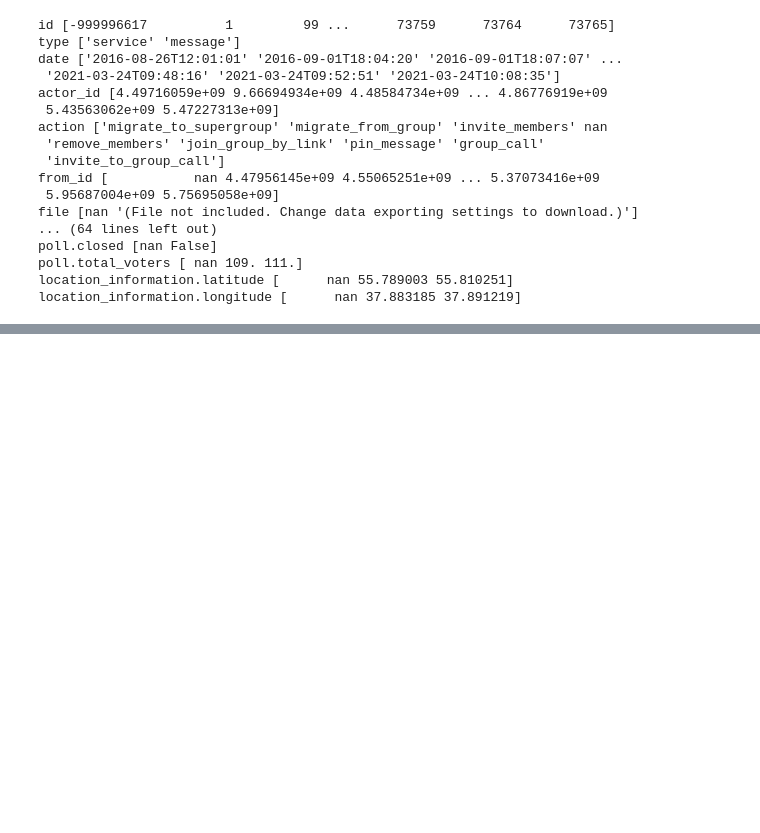
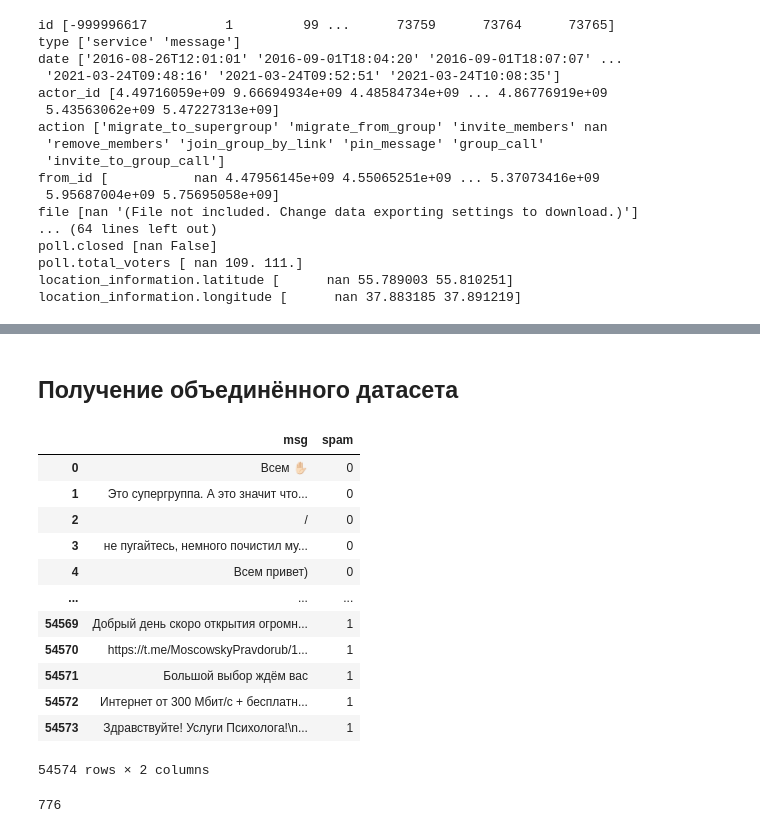
Before and after one commit to AndreiBazhenau/gb, a Jupyter notebook: ml_in_business/final_project.ipynb, the cells around one changed output, grey strips where cells are left out. Drawn from its saved outputs; the diff is of its cells as text; code cells hidden in the pictures; blank space fills up the shorter version.

```diff
--- a/ml_in_business/final_project.ipynb
+++ b/ml_in_business/final_project.ipynb
@@ -118,0 +262,3 @@ location_information.longitude [      nan 37.883185 37.891219]
+# %%
+spam_raw3 = spam_raw2['text']
+spam_raw3.tail(15)
@@ -118,0 +321,4 @@ location_information.longitude [      nan 37.883185 37.891219]
+# %%
+# извлечение из json текста, удаление строк (сообщений) без текста,
+# обновление индекса после удаление строк (индекс теперь по порядку)
+spam = spam_raw3.apply(clean_msg).dropna().reset_index(drop=True)
@@ -118,0 +340,28 @@ location_information.longitude [      nan 37.883185 37.891219]
+# %% [markdown]
+## Получение объединённого датасета
+# %%
+# Series -> DataFrame
+ham_df = ham.to_frame('msg')
+# создание нового столбца с категорией спам / не спам
+ham_df['spam'] = 0
+
+spam_df = spam.to_frame('msg')
+spam_df['spam'] = 1
+
+# конкатенация датафреймов
+df = pd.concat([ham_df, spam_df], axis=0, ignore_index=True)
+df
+# %% [output]
+|  | msg | spam |
+| 0 | Всем ✋🏻 | 0 |
+| 1 | Это супергруппа. А это значит что... | 0 |
+| 2 | / | 0 |
+| 3 | не пугайтесь, немного почистил му... | 0 |
+| 4 | Всем привет) | 0 |
+| ... | ... | ... |
+| 54569 | Добрый день скоро открытия огромн... | 1 |
+| 54570 | https://t.me/MoscowskyPravdorub/1... | 1 |
+| 54571 | Большой выбор ждём вас | 1 |
+| 54572 | Интернет от 300 Мбит/с + бесплатн... | 1 |
+| 54573 | Здравствуйте! Услуги Психолога!\n... | 1 |
+54574 rows × 2 columns
@@ -118,0 +376,7 @@ location_information.longitude [      nan 37.883185 37.891219]
+# %%
+with open('../../data/ml_in_business/stopwords.txt') as f:
+    additional_stopwords = [w.strip() for w in f.readlines() if w]
+stopword_ru += additional_stopwords
+len(stopword_ru)
+# %% [output]
+776
```
Also changed, not shown: parts of 39 cells of this notebook, 40 other files.
